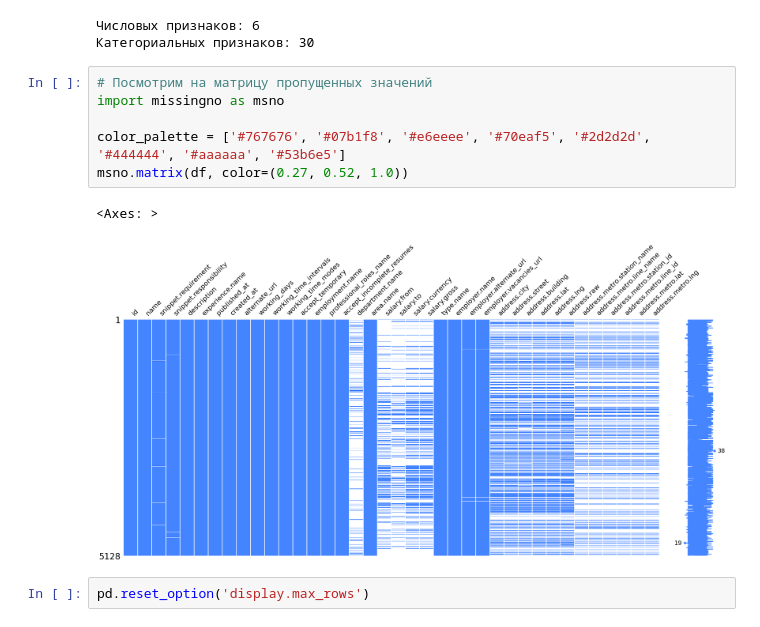
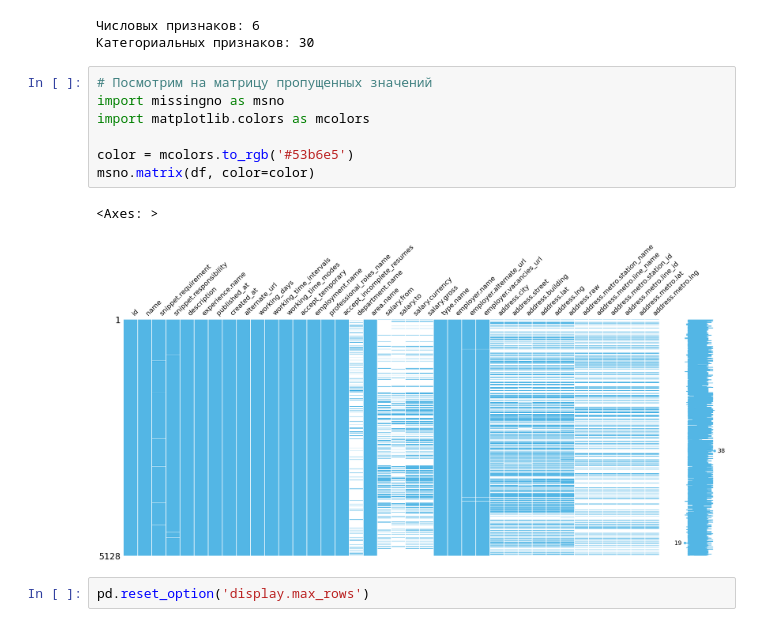
Before and after one commit to maima1810/hh_project, a Jupyter notebook: hh_project.ipynb, the cells around one changed output. Cells and saved outputs as stored; diff of their text form.

```diff
--- a/hh_project.ipynb
+++ b/hh_project.ipynb
@@ -728,12 +728,13 @@ print(f"Категориальных признаков: {categorical_features_c
 # %%
 # Посмотрим на матрицу пропущенных значений
 import missingno as msno
+import matplotlib.colors as mcolors
 
-color_palette = ['#767676', '#07b1f8', '#e6eeee', '#70eaf5', '#2d2d2d', '#444444', '#aaaaaa', '#53b6e5']
-msno.matrix(df, color=(0.27, 0.52, 1.0))
+color = mcolors.to_rgb('#53b6e5')
+msno.matrix(df, color=color)
 # %% [output]
 <Axes: >
-[figure, old version]
+[figure, new version]
 # %%
 pd.reset_option('display.max_rows')
 # %%
```
Also changed, not shown: parts of 42 cells of this notebook, 5 other files.
